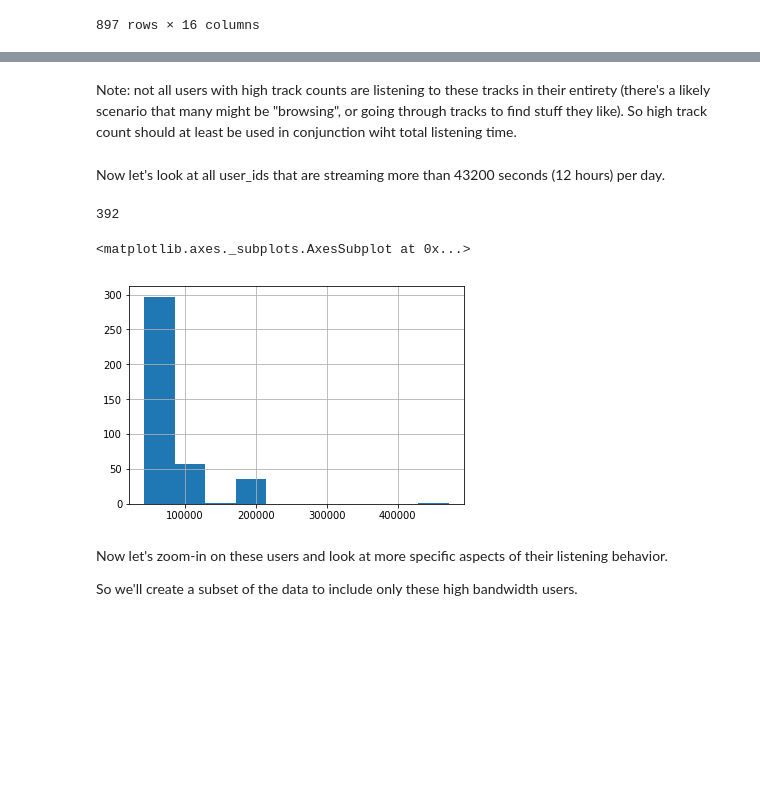
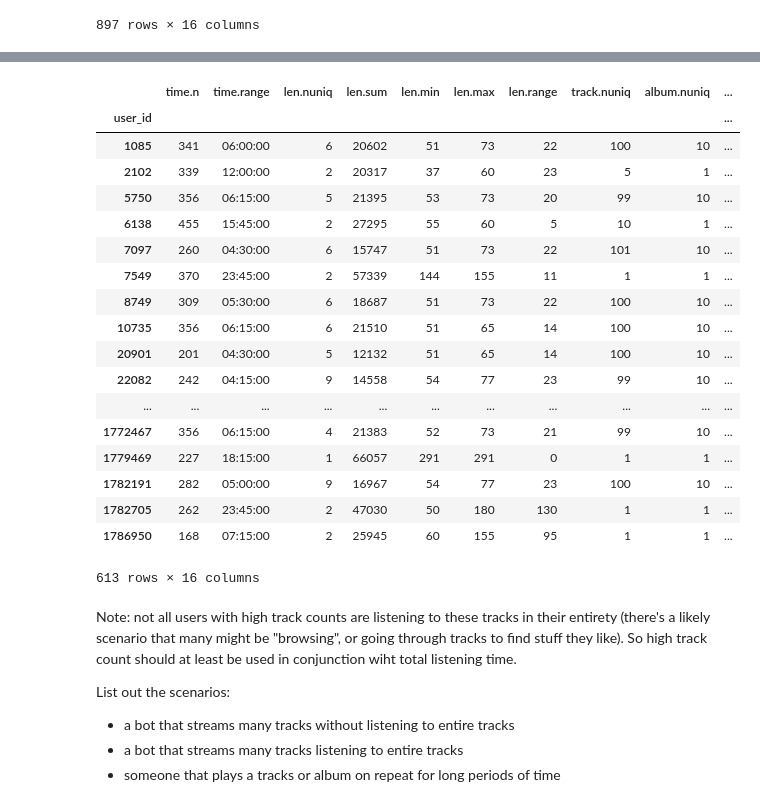
Before and after one commit to ahnate/MusicStreamFraudDetection, a Jupyter notebook: working/StreamFraud.ipynb, the cells around one changed output, grey strips where cells are left out. Drawn from its saved outputs; the diff is of its cells as text; code cells hidden in the pictures; blank space fills up the shorter version.

```diff
--- a/working/StreamFraud.ipynb
+++ b/working/StreamFraud.ipynb
@@ -368,17 +420,35 @@ datByUser["time.n"][datByUser["time.n"].ge(200)].hist()
+# %%
+datByUser[(datByUser["time.n"].ge(150) & datByUser["len.nuniq"].le(10))
+          |
+          (datByUser["time.n"].ge(150) & datByUser["album.nuniq"].isin(range(1,2)) &
+                                         (datByUser["len.nuniq"] == datByUser["track.nuniq"]))
+          |
+          (datByUser["time.n"].ge(150) & datByUser["len.max"].le(80))
+         ]
+# %% [output]
+|  | time.n | time.range | len.nuniq | len.sum | len.min | len.max | len.range | track.nuniq | album.nuniq | ... |
+| user_id |  |  |  |  |  |  |  |  |  | ... |
+| 1085 | 341 | 06:00:00 | 6 | 20602 | 51 | 73 | 22 | 100 | 10 | ... |
+| 2102 | 339 | 12:00:00 | 2 | 20317 | 37 | 60 | 23 | 5 | 1 | ... |
+| 5750 | 356 | 06:15:00 | 5 | 21395 | 53 | 73 | 20 | 99 | 10 | ... |
+| 6138 | 455 | 15:45:00 | 2 | 27295 | 55 | 60 | 5 | 10 | 1 | ... |
+| 7097 | 260 | 04:30:00 | 6 | 15747 | 51 | 73 | 22 | 101 | 10 | ... |
+| 7549 | 370 | 23:45:00 | 2 | 57339 | 144 | 155 | 11 | 1 | 1 | ... |
+| 8749 | 309 | 05:30:00 | 6 | 18687 | 51 | 73 | 22 | 100 | 10 | ... |
+| 10735 | 356 | 06:15:00 | 6 | 21510 | 51 | 65 | 14 | 100 | 10 | ... |
+| 20901 | 201 | 04:30:00 | 5 | 12132 | 51 | 65 | 14 | 100 | 10 | ... |
+| 22082 | 242 | 04:15:00 | 9 | 14558 | 54 | 77 | 23 | 99 | 10 | ... |
+| ... | ... | ... | ... | ... | ... | ... | ... | ... | ... | ... |
+| 1772467 | 356 | 06:15:00 | 4 | 21383 | 52 | 73 | 21 | 99 | 10 | ... |
+| 1779469 | 227 | 18:15:00 | 1 | 66057 | 291 | 291 | 0 | 1 | 1 | ... |
+| 1782191 | 282 | 05:00:00 | 9 | 16967 | 54 | 77 | 23 | 100 | 10 | ... |
+| 1782705 | 262 | 23:45:00 | 2 | 47030 | 50 | 180 | 130 | 1 | 1 | ... |
+| 1786950 | 168 | 07:15:00 | 2 | 25945 | 60 | 155 | 95 | 1 | 1 | ... |
+613 rows × 16 columns
 # %% [markdown]
 Note: not all users with high track counts are listening to these tracks in their entirety (there's a likely scenario that many might be "browsing", or going through tracks to find stuff they like). So high track count should at least be used in conjunction wiht total listening time.
+
+List out the scenarios:
+* a bot that streams many tracks without listening to entire tracks
+* a bot that streams many tracks listening to entire tracks
+* someone that plays a tracks or album on repeat for long periods of time
-# %% [markdown]
-Now let's look at all user_ids that are streaming more than 43200 seconds (12 hours) per day.
-# %%
-datByUser["len.sum"][datByUser["len.sum"].ge(43200)].count()
-# %% [output]
-392
-# %%
-datByUser["len.sum"][datByUser["len.sum"].ge(43200)].hist()
-# %% [output]
-<matplotlib.axes._subplots.AxesSubplot at 0x...>
-[figure, removed]
-# %% [markdown]
-Now let's zoom-in on these users and look at more specific aspects of their listening behavior.
-
-So we'll create a subset of the data to include only these high bandwidth users.
```
Also changed, not shown: parts of 28 cells of this notebook, 1 other file.
